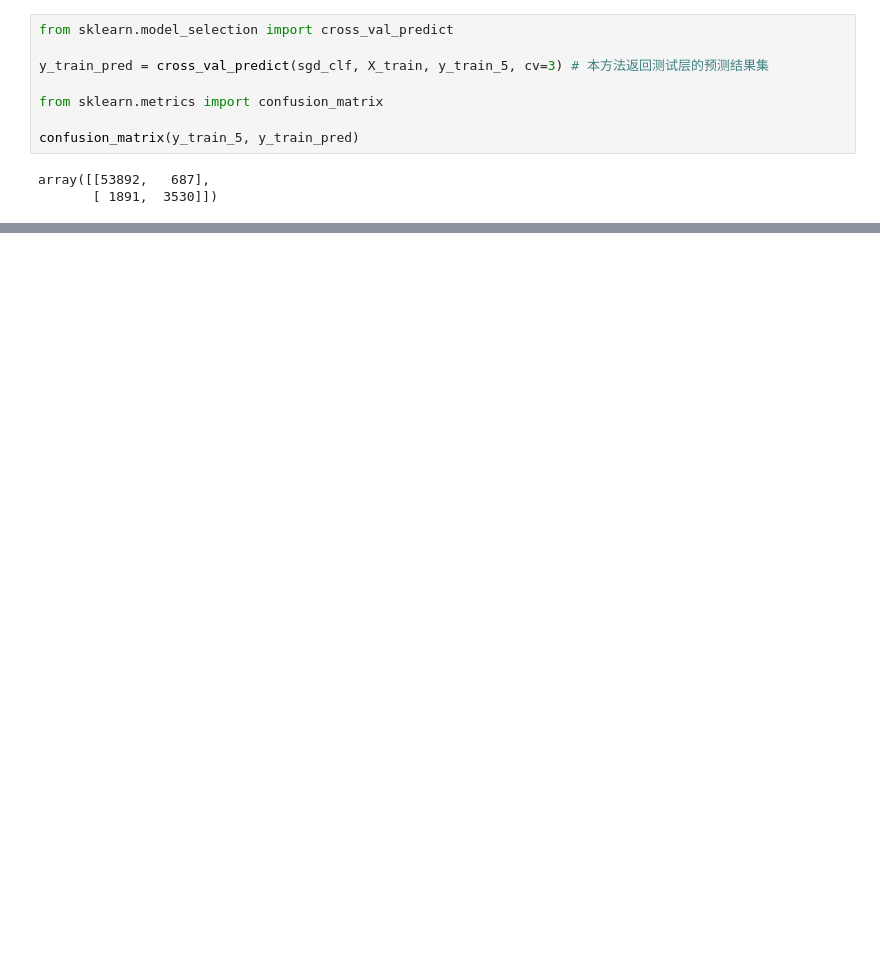
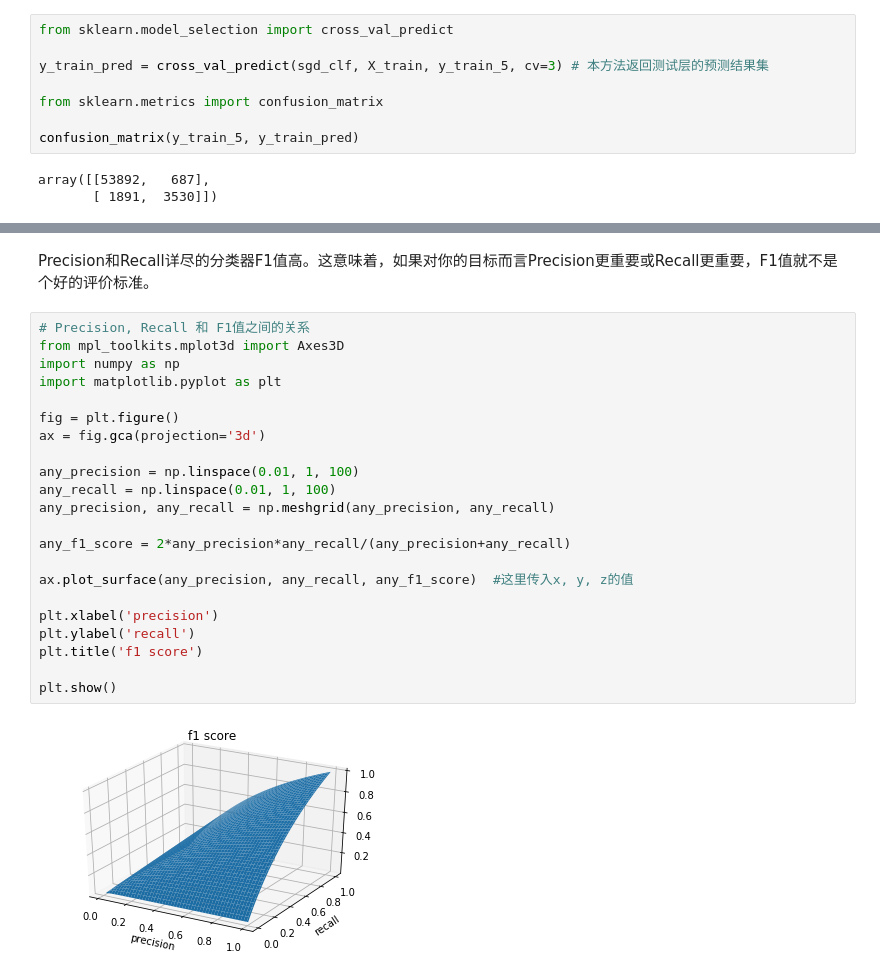
Before and after one commit to QidiLiu/Deep_learning_notebook, a Jupyter notebook: classification.ipynb, the cells around one changed output, grey strips where cells are left out. Drawn from its saved outputs; the diff is of its cells as text; blank space fills up the shorter version.

```diff
--- a/classification.ipynb
+++ b/classification.ipynb
@@ -129,0 +152,26 @@ array([[53892,   687],
+# %% [markdown]
+Precision和Recall详尽的分类器F1值高。这意味着，如果对你的目标而言Precision更重要或Recall更重要，F1值就不是个好的评价标准。
+# %%
+# Precision, Recall 和 F1值之间的关系
+from mpl_toolkits.mplot3d import Axes3D
+import numpy as np
+import matplotlib.pyplot as plt
+
+fig = plt.figure()
+ax = fig.gca(projection='3d')
+
+any_precision = np.linspace(0.01, 1, 100)
+any_recall = np.linspace(0.01, 1, 100)
+any_precision, any_recall = np.meshgrid(any_precision, any_recall)
+
+any_f1_score = 2*any_precision*any_recall/(any_precision+any_recall)
+
+ax.plot_surface(any_precision, any_recall, any_f1_score)  #这里传入x, y, z的值
+
+plt.xlabel('precision')
+plt.ylabel('recall')
+plt.title('f1 score')
+
+plt.show()
+# %% [output]
+[figure, added]
```
Also changed, not shown: parts of 3 cells of this notebook.
